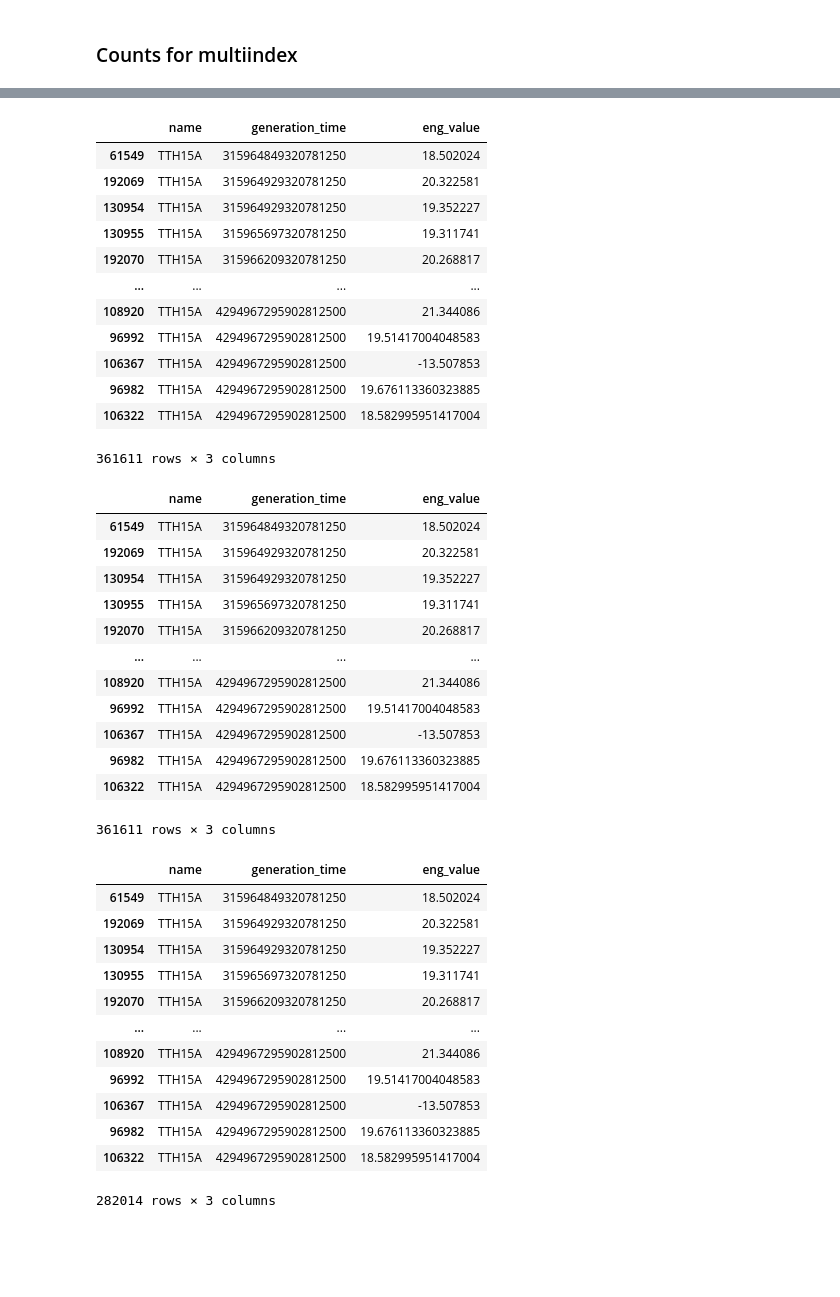
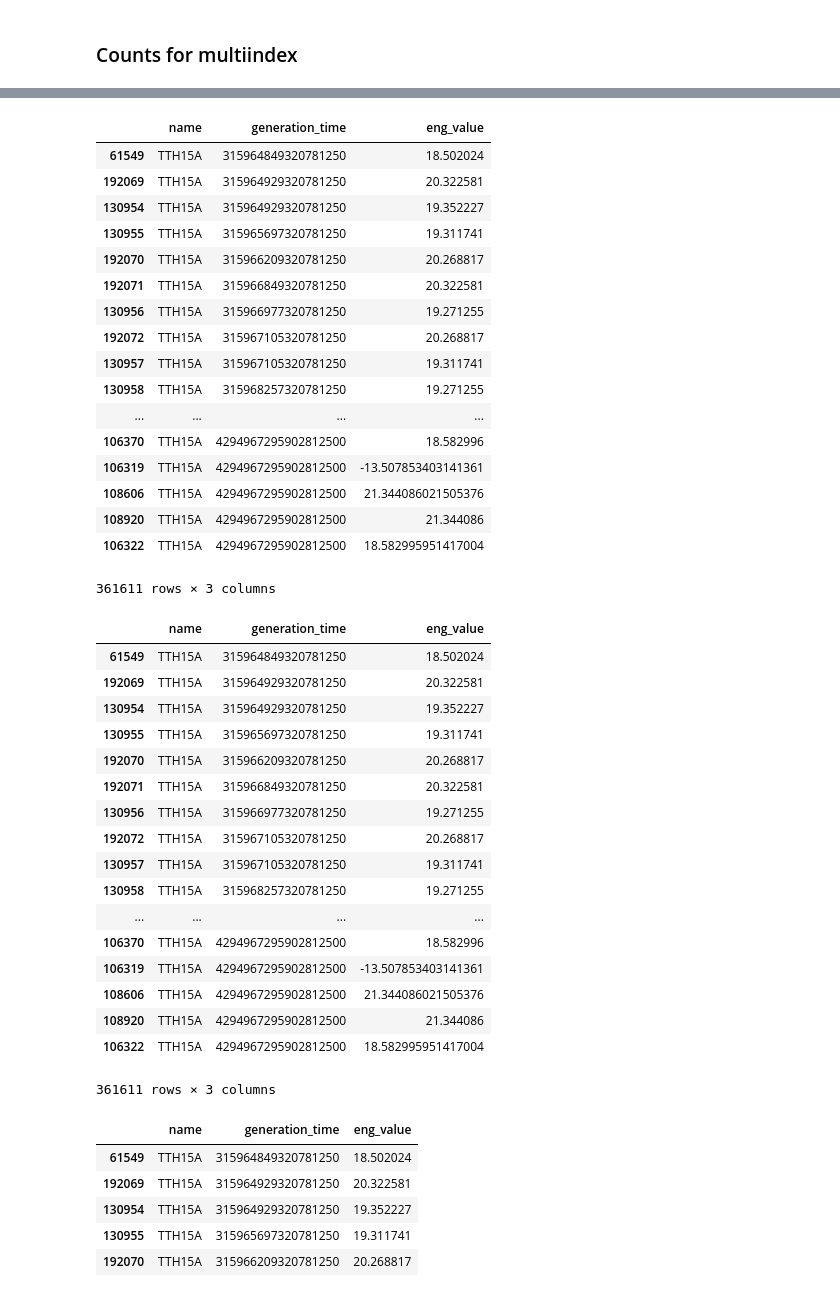
Before and after one commit to parinyad123/Telemetry_Project, a Jupyter notebook: New/UntitledFolder/TTH15A.ipynb, the cells around one changed output, grey strips where cells are left out. Drawn from its saved outputs; the diff is of its cells as text; code cells hidden in the pictures; blank space fills up the shorter version.

```diff
--- a/New/UntitledFolder/TTH15A.ipynb
+++ b/New/UntitledFolder/TTH15A.ipynb
@@ -5,7 +5,3 @@ import pandas as pd
 
 import calendar
 import datetime
-# %%
-# import data
-data = pd.read_csv('TTH15A.csv',sep=",")
-data
@@ -52,6 +18,7 @@ Duplicate Rows except first occurrence based on all columns are :
 # %%
 # Select all duplicate rows based on one column
 
-duplicateRowsDF = data[data.duplicated(['generation_time'])]
-print("Duplicate Rows based on a single column are:", duplicateRowsDF, sep='\n')
+data = data[data.duplicated(['generation_time'])]
+data
+# print("Duplicate Rows based on a single column are:", data_dup, sep='\n')
 # %% [output]
@@ -75,7 +45,7 @@ Duplicate Rows based on a single column are:
 # %%
 # data.set_index(['generation_time', 'eng_value']).count(level='generation_time')
 
-dups_color = data.pivot_table(index=['generation_time'], aggfunc='size')
-print (dups_color)
+data = data.pivot_table(index=['generation_time'], aggfunc='size')
+data
 # %% [output]
 generation_time
@@ -138,11 +121,16 @@ data
 | 130954 | TTH15A | 315964929320781250 | 19.352227 |
 | 130955 | TTH15A | 315965697320781250 | 19.311741 |
 | 192070 | TTH15A | 315966209320781250 | 20.268817 |
+| 192071 | TTH15A | 315966849320781250 | 20.322581 |
+| 130956 | TTH15A | 315966977320781250 | 19.271255 |
+| 192072 | TTH15A | 315967105320781250 | 20.268817 |
+| 130957 | TTH15A | 315967105320781250 | 19.311741 |
+| 130958 | TTH15A | 315968257320781250 | 19.271255 |
 | ... | ... | ... | ... |
+| 106370 | TTH15A | 4294967295902812500 | 18.582996 |
+| 106319 | TTH15A | 4294967295902812500 | -13.507853403141361 |
+| 108606 | TTH15A | 4294967295902812500 | 21.344086021505376 |
 | 108920 | TTH15A | 4294967295902812500 | 21.344086 |
-| 96992 | TTH15A | 4294967295902812500 | 19.51417004048583 |
-| 106367 | TTH15A | 4294967295902812500 | -13.507853 |
-| 96982 | TTH15A | 4294967295902812500 | 19.676113360323885 |
 | 106322 | TTH15A | 4294967295902812500 | 18.582995951417004 |
 361611 rows × 3 columns
 # %%
@@ -161,29 +149,27 @@ data
 | 130954 | TTH15A | 315964929320781250 | 19.352227 |
 | 130955 | TTH15A | 315965697320781250 | 19.311741 |
 | 192070 | TTH15A | 315966209320781250 | 20.268817 |
+| 192071 | TTH15A | 315966849320781250 | 20.322581 |
+| 130956 | TTH15A | 315966977320781250 | 19.271255 |
+| 192072 | TTH15A | 315967105320781250 | 20.268817 |
+| 130957 | TTH15A | 315967105320781250 | 19.311741 |
+| 130958 | TTH15A | 315968257320781250 | 19.271255 |
 | ... | ... | ... | ... |
+| 106370 | TTH15A | 4294967295902812500 | 18.582996 |
+| 106319 | TTH15A | 4294967295902812500 | -13.507853403141361 |
+| 108606 | TTH15A | 4294967295902812500 | 21.344086021505376 |
 | 108920 | TTH15A | 4294967295902812500 | 21.344086 |
-| 96992 | TTH15A | 4294967295902812500 | 19.51417004048583 |
-| 106367 | TTH15A | 4294967295902812500 | -13.507853 |
-| 96982 | TTH15A | 4294967295902812500 | 19.676113360323885 |
 | 106322 | TTH15A | 4294967295902812500 | 18.582995951417004 |
 361611 rows × 3 columns
 # %%
 # remove duplicte values by generation_time  ลบค่าซ้ำ
 # data.drop_duplicates(subset ="generation_time", keep = False, inplace = True)
 data.drop_duplicates(inplace = True)
-data
+data.head()
 # %% [output]
 |  | name | generation_time | eng_value |
 | 61549 | TTH15A | 315964849320781250 | 18.502024 |
 | 192069 | TTH15A | 315964929320781250 | 20.322581 |
 | 130954 | TTH15A | 315964929320781250 | 19.352227 |
 | 130955 | TTH15A | 315965697320781250 | 19.311741 |
 | 192070 | TTH15A | 315966209320781250 | 20.268817 |
-| ... | ... | ... | ... |
-| 108920 | TTH15A | 4294967295902812500 | 21.344086 |
-| 96992 | TTH15A | 4294967295902812500 | 19.51417004048583 |
-| 106367 | TTH15A | 4294967295902812500 | -13.507853 |
-| 96982 | TTH15A | 4294967295902812500 | 19.676113360323885 |
-| 106322 | TTH15A | 4294967295902812500 | 18.582995951417004 |
-282014 rows × 3 columns
```
Also changed, not shown: parts of 7 cells of this notebook, 5 other files.
